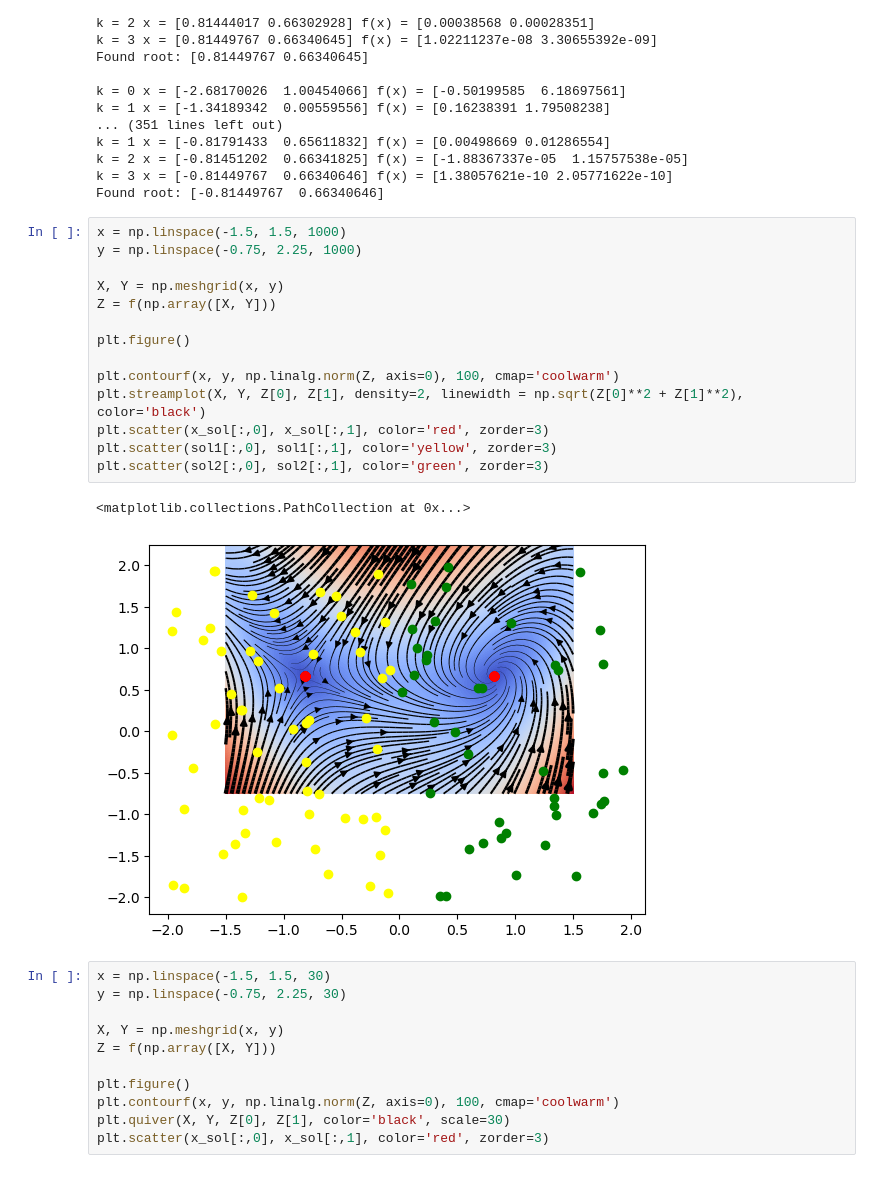
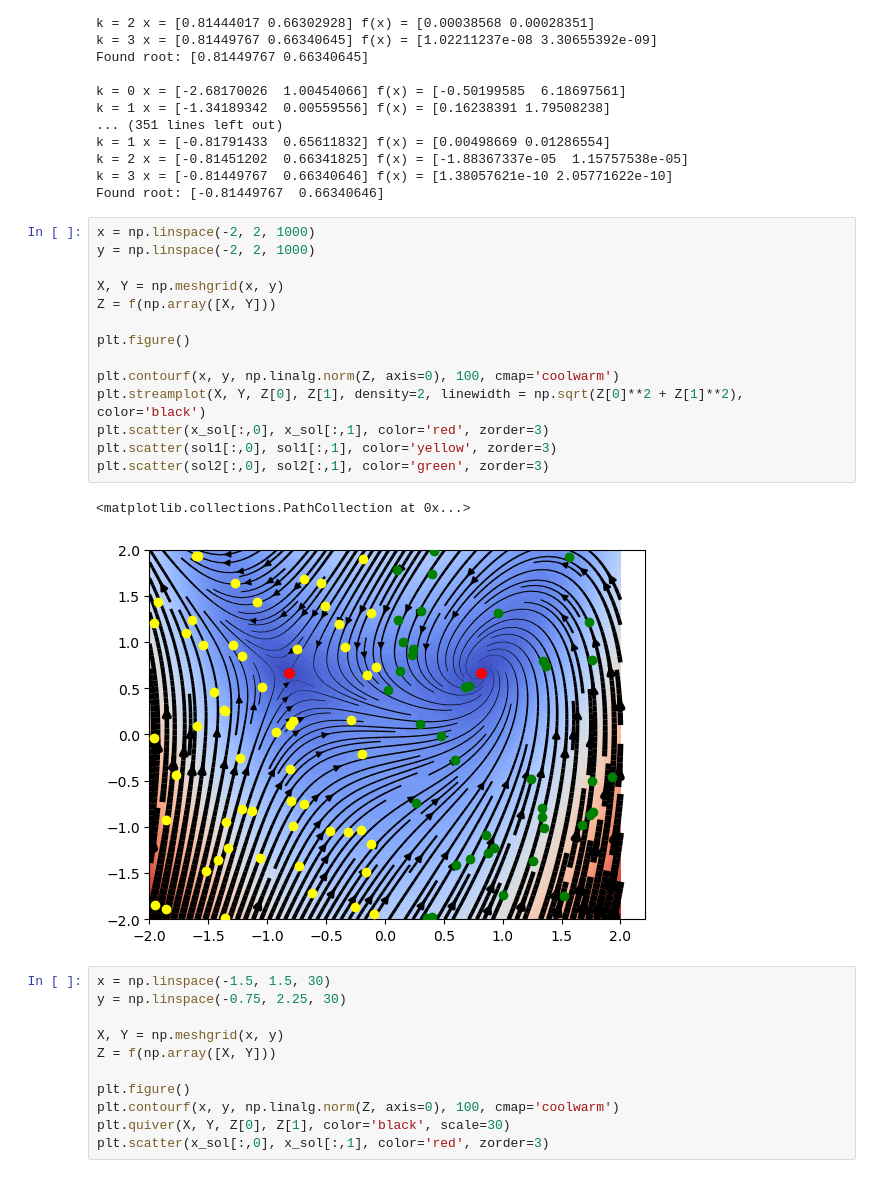
Before and after one commit to SchardtS/Coding-Club, a Jupyter notebook: 2024_02_19_SolvingNonLinEquations/Simon/examples.ipynb, the cells around one changed output. Drawn from its saved outputs; the diff is of its cells as text.

```diff
--- a/2024_02_19_SolvingNonLinEquations/Simon/examples.ipynb
+++ b/2024_02_19_SolvingNonLinEquations/Simon/examples.ipynb
@@ -164,22 +164,22 @@ k = 2 x = [-0.81451202  0.66341825] f(x) = [-1.88367337e-05  1.15757538e-05]
 k = 3 x = [-0.81449767  0.66340646] f(x) = [1.38057621e-10 2.05771622e-10]
 Found root: [-0.81449767  0.66340646]
 # %%
-x = np.linspace(-1.5, 1.5, 1000)
-y = np.linspace(-0.75, 2.25, 1000)
+x = np.linspace(-2, 2, 1000)
+y = np.linspace(-2, 2, 1000)
 
 X, Y = np.meshgrid(x, y)
 Z = f(np.array([X, Y]))
 
 plt.figure()
 
 plt.contourf(x, y, np.linalg.norm(Z, axis=0), 100, cmap='coolwarm')
 plt.streamplot(X, Y, Z[0], Z[1], density=2, linewidth = np.sqrt(Z[0]**2 + Z[1]**2), color='black')
 plt.scatter(x_sol[:,0], x_sol[:,1], color='red', zorder=3)
 plt.scatter(sol1[:,0], sol1[:,1], color='yellow', zorder=3)
 plt.scatter(sol2[:,0], sol2[:,1], color='green', zorder=3)
 # %% [output]
 <matplotlib.collections.PathCollection at 0x...>
-[figure, old version]
+[figure, new version]
 # %%
 x = np.linspace(-1.5, 1.5, 30)
 y = np.linspace(-0.75, 2.25, 30)
```
